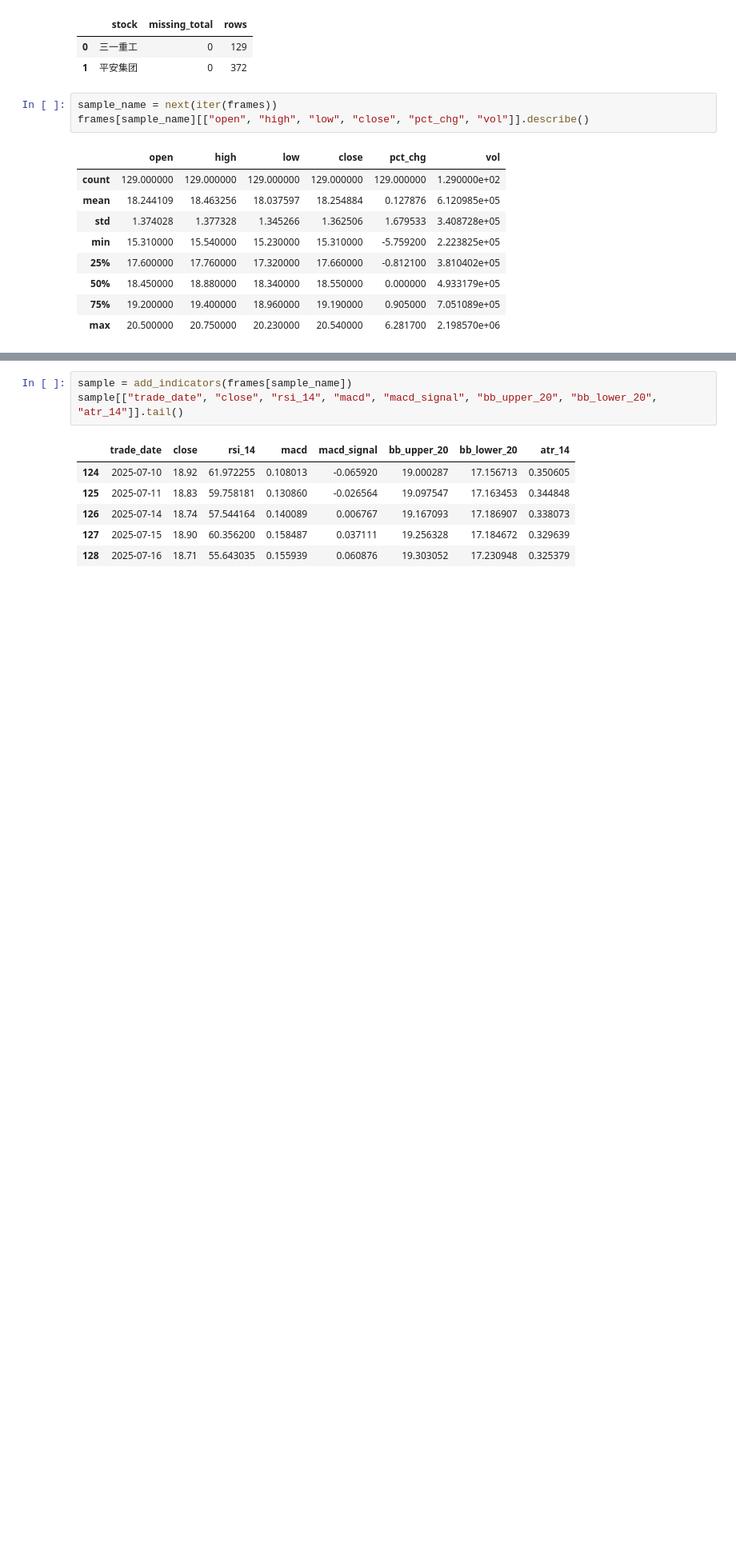
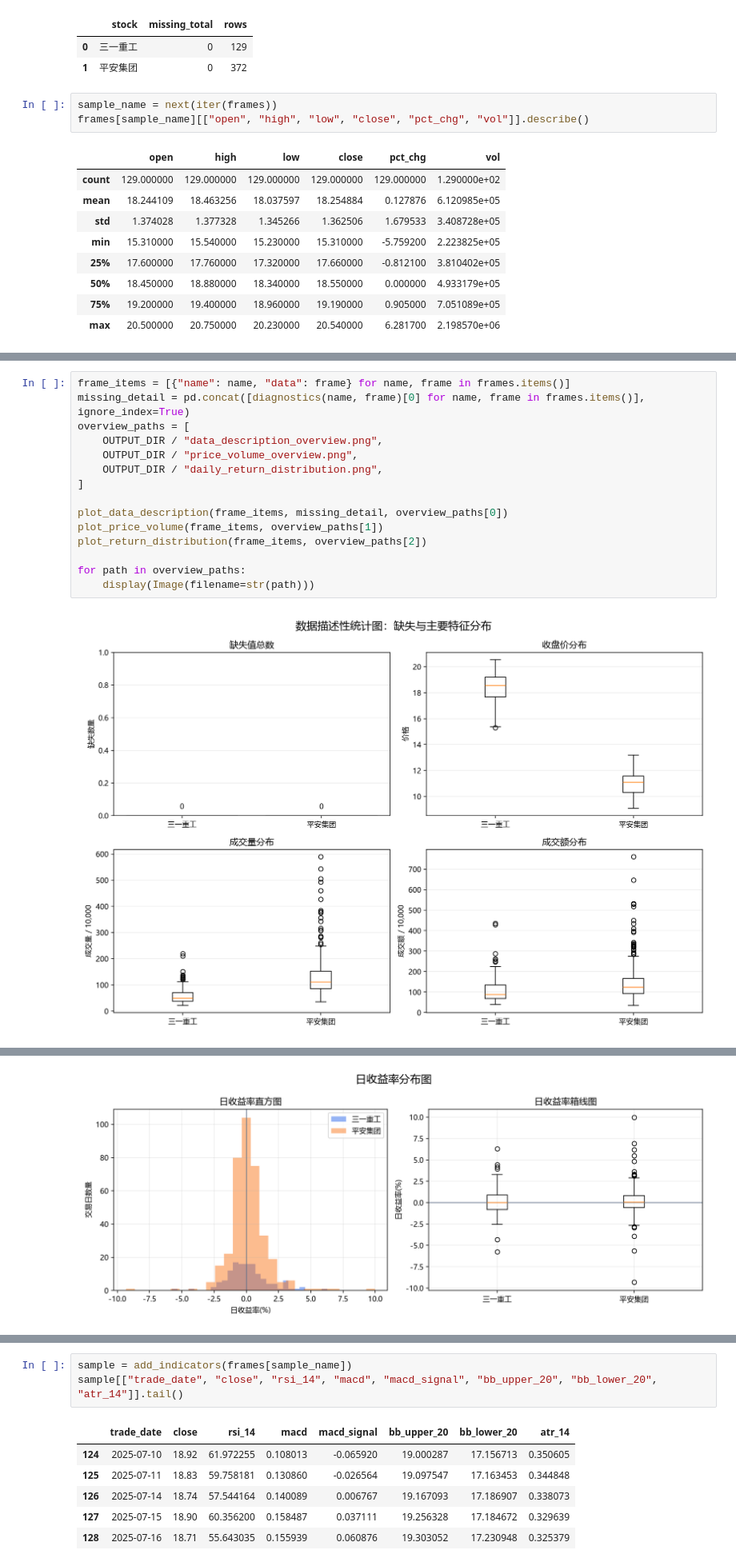
Before and after one commit to LizPink/PKU-WorkShop-202607, a Jupyter notebook: Task2/Task2_process_walkthrough.ipynb, the cells around one changed output, grey strips where cells are left out. Shown at 80% size. Drawn from its saved outputs; the diff is of its cells as text; blank space fills up the shorter version.

Commit message:
Add Task2 overview data charts

```diff
--- a/Task2/Task2_process_walkthrough.ipynb
+++ b/Task2/Task2_process_walkthrough.ipynb
@@ -78,0 +96,17 @@ frames[sample_name][["open", "high", "low", "close", "pct_chg", "vol"]].describe
+# %%
+frame_items = [{"name": name, "data": frame} for name, frame in frames.items()]
+missing_detail = pd.concat([diagnostics(name, frame)[0] for name, frame in frames.items()], ignore_index=True)
+overview_paths = [
+    OUTPUT_DIR / "data_description_overview.png",
+    OUTPUT_DIR / "price_volume_overview.png",
+    OUTPUT_DIR / "daily_return_distribution.png",
+]
+
+plot_data_description(frame_items, missing_detail, overview_paths[0])
+plot_price_volume(frame_items, overview_paths[1])
+plot_return_distribution(frame_items, overview_paths[2])
+
+for path in overview_paths:
+    display(Image(filename=str(path)))
+# %% [output]
+[figure, added]
@@ -79 +114,2 @@ frames[sample_name][["open", "high", "low", "close", "pct_chg", "vol"]].describe
+[figure, added]
 # %% [markdown]
```
Also changed, not shown: parts of 8 cells of this notebook, 9 other files.
